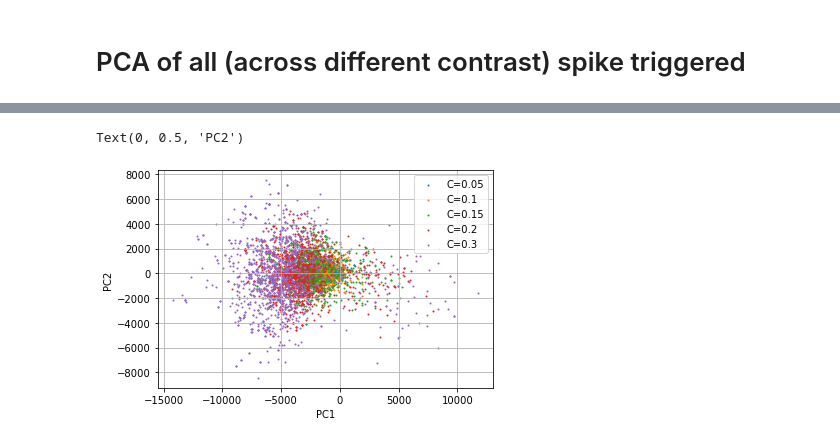
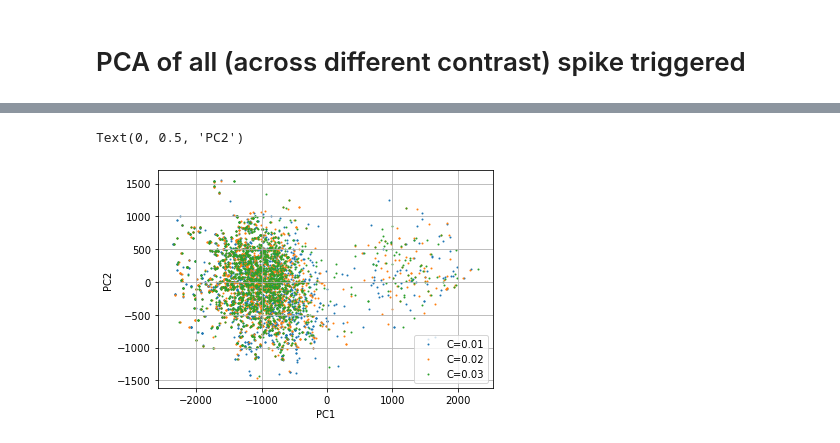
Before and after one commit to llincooi/retina_python, a Jupyter notebook: ContrastPaper/DCCM_WNSTA_PCA.ipynb, the cells around one changed output, grey strips where cells are left out. Saved outputs shown, nothing was run; the diff lists cells and outputs as text; code cells hidden in the pictures.

```diff
--- a/ContrastPaper/DCCM_WNSTA_PCA.ipynb
+++ b/ContrastPaper/DCCM_WNSTA_PCA.ipynb
@@ -49,6 +52,6 @@ plt.gcf().set_size_inches(10,5)
 # %%
 X = np.zeros((101,5))
-for i in range(len(amp_list)):
+for i in range(len(contrast_list)):
     X[:,i] = WNSTA_list[i][cn-1][:101]
 # %%
 pca=PCA(n_components=2)
@@ -66,11 +69,11 @@ plt.plot(PC[:,1])
 # %%
 pca_corr = np.zeros((2,5))
-for i in range(len(amp_list)):
+for i in range(len(contrast_list)):
     pca_corr[0,i] = np.sum(PC[:,0]*WNSTA_list[i][cn-1][:101])
     pca_corr[1,i] = np.sum(PC[:,1]*WNSTA_list[i][cn-1][:101])
 # %%
-for i in range(len(amp_list)):
-    plt.scatter(pca_corr[0,i], pca_corr[1,i], label = 'C='+str(round(amp_list[i]/Mean,3)))
+for i in range(len(contrast_list)):
+    plt.scatter(pca_corr[0,i], pca_corr[1,i], label = 'C='+str(round(contrast_list[i]/Mean,3)))
 
 plt.legend(loc='best')
 plt.grid('on')
@@ -92,24 +95,25 @@ dt = 0.01
 window = [-1,0] # second
 stepshift = np.arange(window[0]/dt, window[1]/dt+1, dtype = int)
 
-sampling_rate = 20000
+scontrastling_rate = 20000
 STcollection_file = []
-for amp in amp_list:
-    filename = 'diode_WhiteNoise_mean='+str(Mean)+'_amp='+str(amp)+'_20-Jul-2021_0'
+for contrast in contrast_list:
+    filename = 'diode_WhiteNoise_mean='+str(Mean)+'_C='+str(contrast)+'_01-Dec-2021_0'
     annots = loadmat(exp_folder+filename, squeeze_me = True)
 
     TicTocer = annots['a_data'][1]
     startPoint = np.where(TicTocer>38000)[0][0]
     endPoint = np.where(TicTocer>38000)[0][-1]
     x = annots['a_data'][0, startPoint:endPoint+1]
-    x = np.convolve(x, np.ones(int(sampling_rate*dt*0.5))/int(sampling_rate*dt*0.5), 'same')
-    x = x[int(sampling_rate*dt*0.5)::int(sampling_rate*dt)]
+    x = np.convolve(x, np.ones(int(scontrastling_rate*dt*0.5))/int(scontrastling_rate*dt*0.5), 'same')
+    x = x[int(scontrastling_rate*dt*0.5)::int(scontrastling_rate*dt)]
     x = x.astype(float)
-    x = ((x-np.mean(x))/np.std(x)*amp + 10)
+    # x = ((x-np.mean(x))/np.std(x)*contrast + 1) *Mean
+    x = (x-np.mean(x))/np.std(x)
     tEdge = np.arange(len(x)+1)*dt
 
     Spike = annots['Spikes'][cn-1]
-    Spike = Spike[np.where(Spike>startPoint/sampling_rate)[0][0]:np.where(Spike<endPoint/sampling_rate)[0][-1]]-startPoint/sampling_rate
+    Spike = Spike[np.where(Spike>startPoint/scontrastling_rate)[0][0]:np.where(Spike<endPoint/scontrastling_rate)[0][-1]]-startPoint/scontrastling_rate
     rstate, _ = np.histogram(Spike, tEdge)
 
     STcollection = np.zeros((1,len(stepshift)))
@@ -158,16 +142,16 @@ pca_corr_file
 # %%
-for i in range(len(amp_list)):
-    plt.scatter(pca_corr_file[i][0,:], pca_corr_file[i][1,:], s=1, label = 'C='+str(round(amp_list[i]/Mean,3)))
+for i in range(len(contrast_list)):
+    plt.scatter(pca_corr_file[i][0,:], pca_corr_file[i][1,:], s=1, label = 'C='+str(round(contrast_list[i]/Mean,3)))
 
 
 plt.legend(loc='best')
 plt.grid('on')
 plt.xlabel('PC1')
 plt.ylabel('PC2')
 # plt.xlim(-1,0)
 # plt.title('Mean='+str(Mean))
 # plt.gcf().set_size_inches(10,5)
 # %% [output]
 Text(0, 0.5, 'PC2')
-[figure, old version]
+[figure, new version]
 # %%
```
Also changed, not shown: parts of 9 cells of this notebook, 4 other files.
